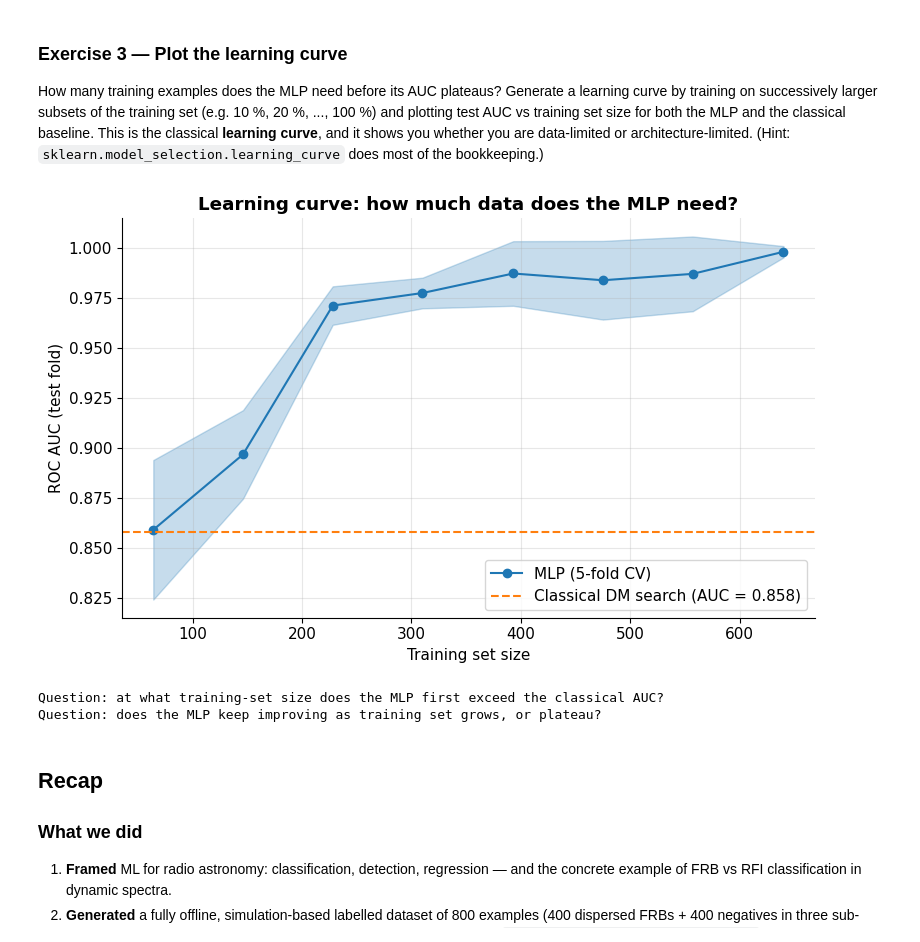
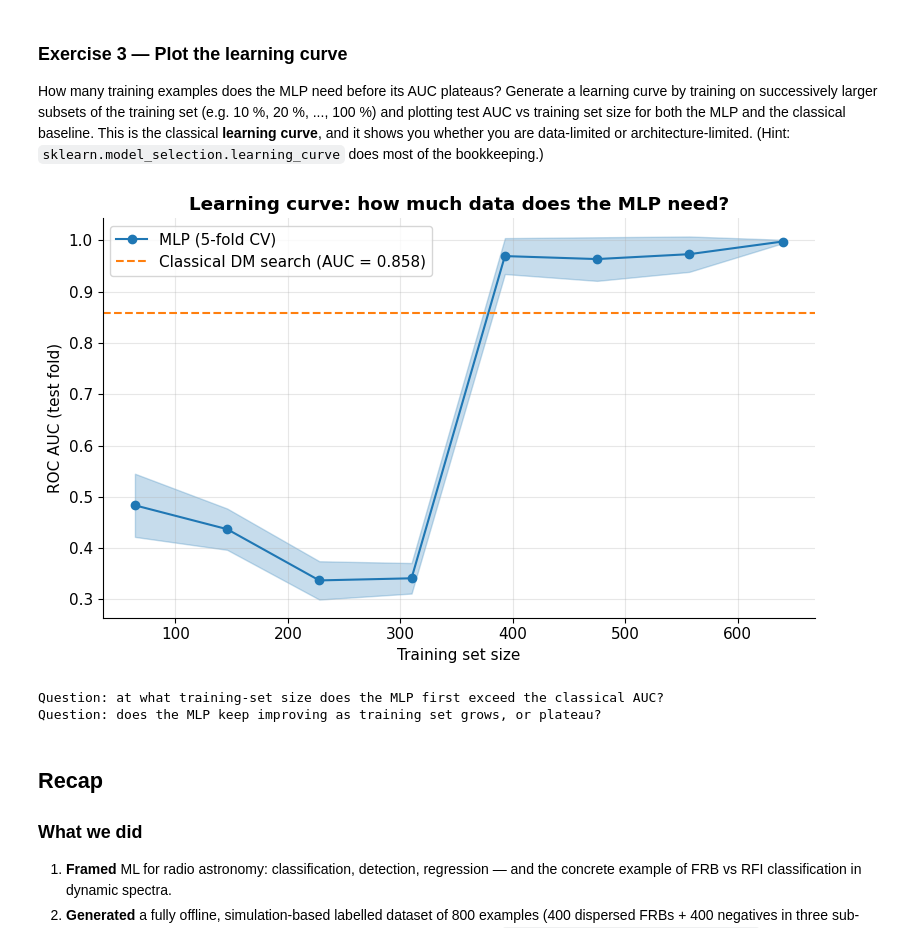
Before and after one commit to joebarbere/jansky, a Jupyter notebook: notebooks/38_machine_learning.ipynb, the cells around one changed output. Cells and saved outputs as stored; diff of their text form; code cells hidden in the pictures.

```diff
--- a/notebooks/38_machine_learning.ipynb
+++ b/notebooks/38_machine_learning.ipynb
@@ -377,13 +383,15 @@ X_tr, X_te, y_tr, y_te = train_test_split(
     X, y, test_size=0.25, random_state=MASTER_SEED, stratify=y
 )
 
-# Also keep the raw dynamic spectra of the test set for the classical baseline.
+# Split the example INDICES with identical params so the raw dynamic spectra
+# line up row-for-row with X_tr / X_te (needed for the classical baseline below).
 all_np  = np.array(all_examples)
 idx_all = np.arange(len(all_examples))
-_, te_idx = train_test_split(
+tr_idx, te_idx = train_test_split(
     idx_all, test_size=0.25, random_state=MASTER_SEED, stratify=y
 )
-te_dynspecs = all_np[te_idx]      # shape (200, 64, 32)
+tr_dynspecs = all_np[tr_idx]      # shape (600, 64, 32), aligned with y_tr
+te_dynspecs = all_np[te_idx]      # shape (200, 64, 32), aligned with y_te
 
 print(f"Training set : {X_tr.shape[0]} examples")
 print(f"Test set     : {X_te.shape[0]} examples  ({(y_te==1).sum()} FRB, {(y_te==0).sum()} negative)")
@@ -963,46 +977,55 @@ it shows you whether you are data-limited or architecture-limited.
 (Hint: `sklearn.model_selection.learning_curve` does most of the bookkeeping.)
 # %%
 import warnings
+
 from sklearn.exceptions import UndefinedMetricWarning
 from sklearn.model_selection import learning_curve as sk_learning_curve
+from sklearn.pipeline import Pipeline
 
 # Note: this retrains the model ~40 times and may take ~30 s on CPU.
 # We suppress UndefinedMetricWarning: with very small CV folds some folds
 # may be all-one-class, which makes AUC undefined. Those folds are skipped.
-X_sc_full = scaler.transform(X)   # the already-fitted scaler from Section 5
+
+# IMPORTANT: wrap the scaler and the MLP in a Pipeline so the StandardScaler is
+# refit INSIDE each CV fold (on that fold's training rows only). Passing a
+# globally pre-scaled X would leak scaler statistics into the CV test folds.
+pipe = Pipeline([
+    ('scaler', StandardScaler()),
+    ('mlp', MLPClassifier(hidden_layer_sizes=(128, 64), max_iter=400,
+                          random_state=MASTER_SEED, early_stopping=True)),
+])
 
 with warnings.catch_warnings():
     warnings.simplefilter('ignore', UndefinedMetricWarning)
     train_sizes, _, te_scores = sk_learning_curve(
-        MLPClassifier(hidden_layer_sizes=(128, 64), max_iter=400,
-                      random_state=MASTER_SEED, early_stopping=True),
-        X_sc_full, y,
+        pipe,
+        X, y,
         train_sizes=np.linspace(0.10, 1.0, 8),
         cv=5,
         scoring='roc_auc',
         n_jobs=1,
     )
 te_auc_mean = te_scores.mean(axis=1)
 te_auc_std  = te_scores.std(axis=1)
 
 fig, ax = plt.subplots(figsize=(8, 5))
 ax.fill_between(train_sizes,
                 te_auc_mean - te_auc_std,
                 te_auc_mean + te_auc_std,
                 alpha=0.25, color='#1f77b4')
 ax.plot(train_sizes, te_auc_mean, 'o-', color='#1f77b4', label='MLP (5-fold CV)')
 ax.axhline(auc_cl, color='#ff7f0e', ls='--',
            label=f"Classical DM search (AUC = {auc_cl:.3f})")
 ax.set_xlabel('Training set size')
 ax.set_ylabel('ROC AUC (test fold)')
 ax.set_title('Learning curve: how much data does the MLP need?')
 ax.legend()
 plt.tight_layout()
 plt.show()
 print("Question: at what training-set size does the MLP first exceed the classical AUC?")
 print("Question: does the MLP keep improving as training set grows, or plateau?")
 # %% [output]
-[figure, old version]
+[figure, new version]
 Question: at what training-set size does the MLP first exceed the classical AUC?
 Question: does the MLP keep improving as training set grows, or plateau?
 # %% [markdown]
```
Also changed, not shown: parts of 5 cells of this notebook, 2 other files.
